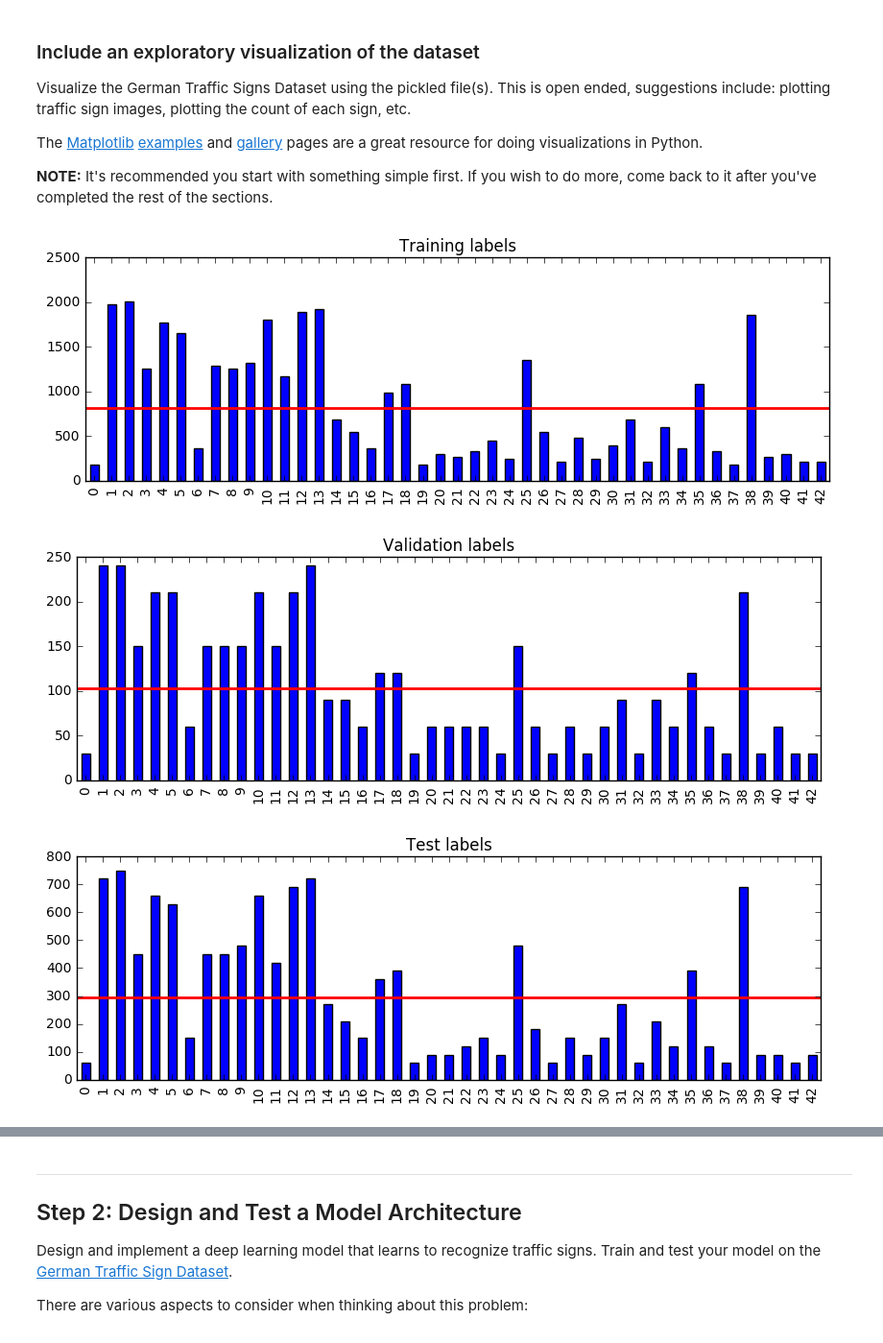
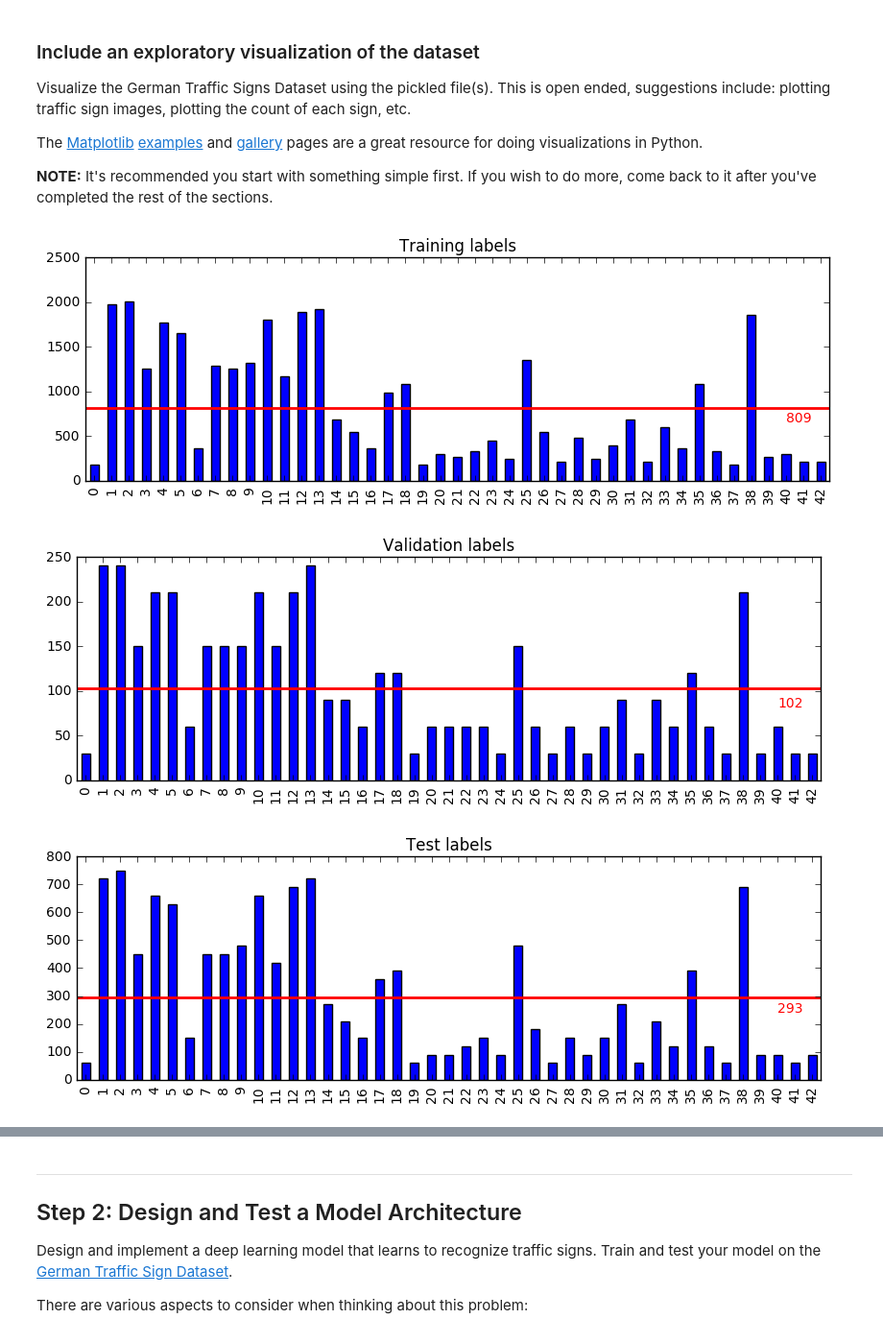
Before and after one commit to kcbighuge/CarND-Traffic-Sign-Classifier-Project-P2, a Jupyter notebook: Traffic_Sign_Classifier_v1.ipynb, the cells around one changed output, grey strips where cells are left out. Shown at 96% size. Saved outputs shown, nothing was run; the diff lists cells and outputs as text; code cells hidden in the pictures.

```diff
--- a/Traffic_Sign_Classifier_v1.ipynb
+++ b/Traffic_Sign_Classifier_v1.ipynb
@@ -129,28 +115,34 @@ The [Matplotlib](http://matplotlib.org/) [examples](http://matplotlib.org/exampl
 # %%
 import matplotlib.pyplot as plt
 %matplotlib inline
 
 # histograms of training, validation, test data
 plt.figure(figsize=(10,3))
 pd.Series(y_train).value_counts().sort_index(ascending=True).plot('bar')
 plt.axhline(y=len(y_train)/43, linewidth=2, color='r')
+bal = int(y_train.shape[0]/43)
+plt.text(40,bal-150, str(bal), color='r')
 plt.title('Training labels');
 # %% [output]
-[figure, old version]
+[figure, new version]
 # %%
 plt.figure(figsize=(10,3))
 pd.Series(y_valid).value_counts().sort_index(ascending=True).plot('bar')
 plt.axhline(y=len(y_valid)/43, linewidth=2, color='r')
+bal = int(y_valid.shape[0]/43)
+plt.text(40,bal-20, str(bal), color='r')
 plt.title('Validation labels');
 # %% [output]
-[figure, old version]
+[figure, new version]
 # %%
 plt.figure(figsize=(10,3))
 pd.Series(y_test).value_counts().sort_index(ascending=True).plot('bar')
 plt.axhline(y=len(y_test)/43, linewidth=2, color='r')
+bal = int(y_test.shape[0]/43)
+plt.text(40,bal-50, str(bal), color='r')
 plt.title('Test labels');
 # %% [output]
-[figure, old version]
+[figure, new version]
 # %%
 # Look at a random image
 i = random.randint(0, len(X_train))
```
Also changed, not shown: parts of 40 cells of this notebook, 12 other files.
